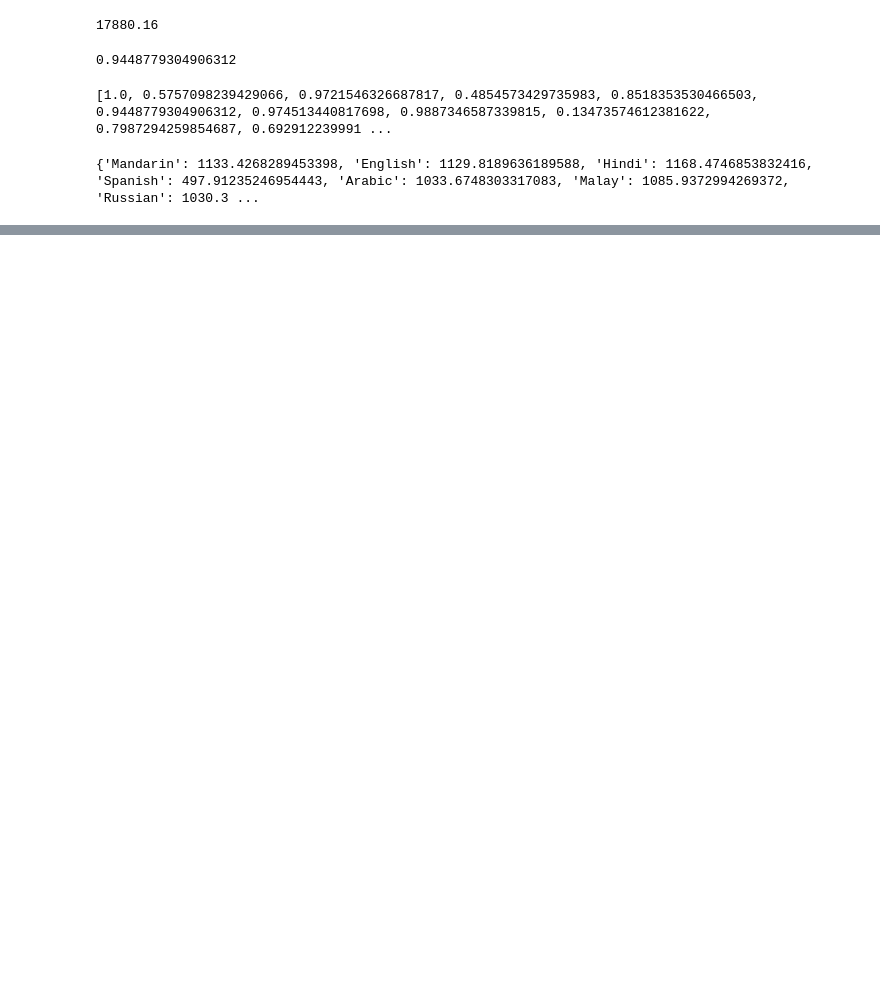
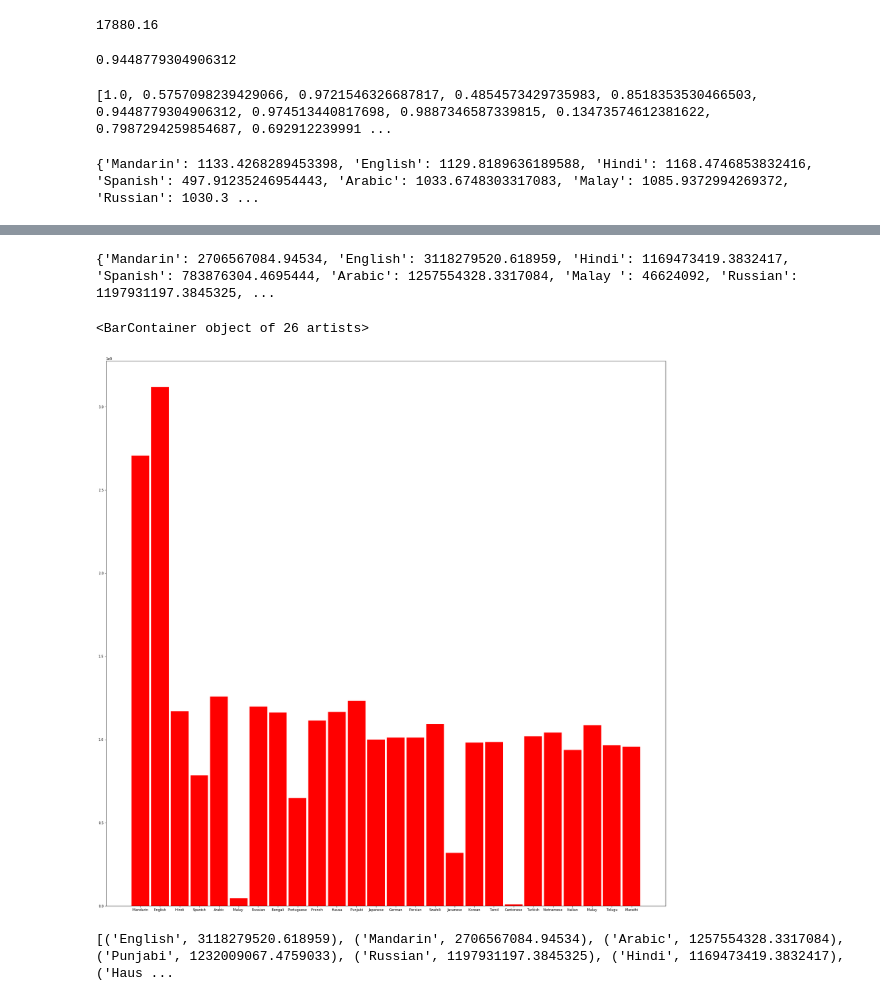
Before and after one commit to unchitta/language-modeling-mcm, a Jupyter notebook: modeling-language.ipynb, the cells around one changed output, grey strips where cells are left out. Saved outputs shown, nothing was run; the diff lists cells and outputs as text; code cells hidden in the pictures; blank space fills up the shorter version.

Commit message:
Added graph for whole language speakers

```diff
--- a/modeling-language.ipynb
+++ b/modeling-language.ipynb
@@ -431,9 +431,9 @@ data
 
 
 
-shieza = []
+language_speakers_in_50 = []
 for i in range(39):
-    shieza.append( (data.loc[i, 'country'] ,data.loc[i, 'pop_in_50_const_r']))
-shieza[0]
+    language_speakers_in_50.append( (data.loc[i, 'lang'] ,data.loc[i, 'pop_in_50_const_r']))
+language_speakers_in_50[0]
 #but good for easy data access
 # %% [output]
@@ -704,0 +709,22 @@ print (overall_L2_speakers)
+# %%
+overall_speakers_in_50_years = {}
+for i in language_speakers_in_50:
+    if i[0] in overall_speakers_in_50_years.keys():
+        overall_speakers_in_50_years[i[0]] += i[1]
+    else:
+        overall_speakers_in_50_years[i[0]] = i[1]
+for i in overall_L2_speakers.keys():
+    if i in overall_speakers_in_50_years.keys():
+        overall_speakers_in_50_years[i] += overall_L2_speakers[i] * (10**6)
+    else:
+        overall_speakers_in_50_years[i] = overall_L2_speakers[i] * (10**6)
+# %%
+print(overall_speakers_in_50_years)
+# %% [output]
+{'Mandarin': 2706567084.94534, 'English': 3118279520.618959, 'Hindi': 1169473419.3832417, 'Spanish': 783876304.4695444, 'Arabic': 1257554328.3317084, 'Malay ': 46624092, 'Russian': 1197931197.3845325, ...
+# %%
+plt.figure(figsize=(30,30))
+plt.bar(overall_speakers_in_50_years.keys(), overall_speakers_in_50_years.values(), width=.9, color='r')
+# %% [output]
+<BarContainer object of 26 artists>
+[figure, added]
@@ -704,0 +736,4 @@ print (overall_L2_speakers)
+# %%
+print(inlist)
+# %% [output]
+[('English', 3118279520.618959), ('Mandarin', 2706567084.94534), ('Arabic', 1257554328.3317084), ('Punjabi', 1232009067.4759033), ('Russian', 1197931197.3845325), ('Hindi', 1169473419.3832417), ('Haus ...
```
Also changed, not shown: parts of 6 cells of this notebook.
